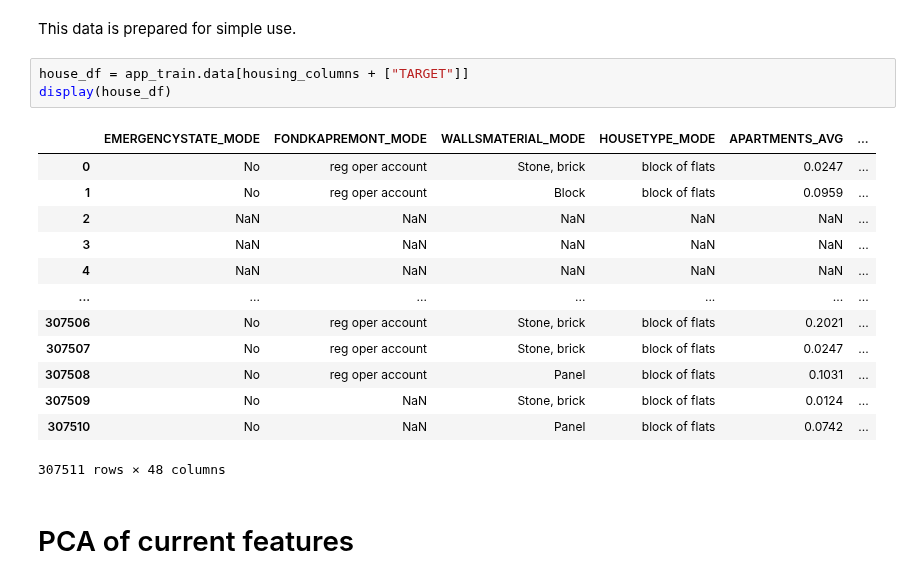
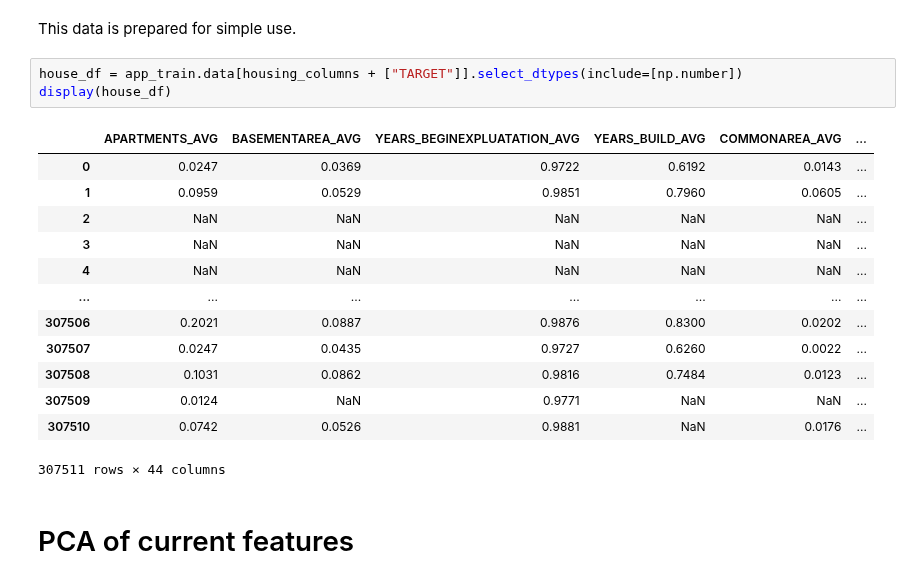
Before and after one commit to Sauciu1/defaulting-risk, a Jupyter notebook: notebooks/nb4_house_parameters.ipynb, the cells around one changed output. Cells and saved outputs as stored; diff of their text form.

```diff
--- a/notebooks/nb4_house_parameters.ipynb
+++ b/notebooks/nb4_house_parameters.ipynb
@@ -53,22 +46,22 @@ housing_columns: ['EMERGENCYSTATE_MODE', 'FONDKAPREMONT_MODE', 'WALLSMATERIAL_MO
 # %% [markdown]
 This data is prepared for simple use.
 # %%
-house_df = app_train.data[housing_columns + ["TARGET"]]
+house_df = app_train.data[housing_columns + ["TARGET"]].select_dtypes(include=[np.number])
 display(house_df)
 # %% [output]
-|  | EMERGENCYSTATE_MODE | FONDKAPREMONT_MODE | WALLSMATERIAL_MODE | HOUSETYPE_MODE | APARTMENTS_AVG | ... |
-| 0 | No | reg oper account | Stone, brick | block of flats | 0.0247 | ... |
-| 1 | No | reg oper account | Block | block of flats | 0.0959 | ... |
+|  | APARTMENTS_AVG | BASEMENTAREA_AVG | YEARS_BEGINEXPLUATATION_AVG | YEARS_BUILD_AVG | COMMONAREA_AVG | ... |
+| 0 | 0.0247 | 0.0369 | 0.9722 | 0.6192 | 0.0143 | ... |
+| 1 | 0.0959 | 0.0529 | 0.9851 | 0.7960 | 0.0605 | ... |
 | 2 | NaN | NaN | NaN | NaN | NaN | ... |
 | 3 | NaN | NaN | NaN | NaN | NaN | ... |
 | 4 | NaN | NaN | NaN | NaN | NaN | ... |
 | ... | ... | ... | ... | ... | ... | ... |
-| 307506 | No | reg oper account | Stone, brick | block of flats | 0.2021 | ... |
-| 307507 | No | reg oper account | Stone, brick | block of flats | 0.0247 | ... |
-| 307508 | No | reg oper account | Panel | block of flats | 0.1031 | ... |
-| 307509 | No | NaN | Stone, brick | block of flats | 0.0124 | ... |
-| 307510 | No | NaN | Panel | block of flats | 0.0742 | ... |
+| 307506 | 0.2021 | 0.0887 | 0.9876 | 0.8300 | 0.0202 | ... |
+| 307507 | 0.0247 | 0.0435 | 0.9727 | 0.6260 | 0.0022 | ... |
+| 307508 | 0.1031 | 0.0862 | 0.9816 | 0.7484 | 0.0123 | ... |
+| 307509 | 0.0124 | NaN | 0.9771 | NaN | NaN | ... |
+| 307510 | 0.0742 | 0.0526 | 0.9881 | NaN | 0.0176 | ... |
-307511 rows × 48 columns
+307511 rows × 44 columns
 # %% [markdown]
 # PCA of current features
 # %%
```
Also changed, not shown: parts of 19 cells of this notebook, 14 other files.
